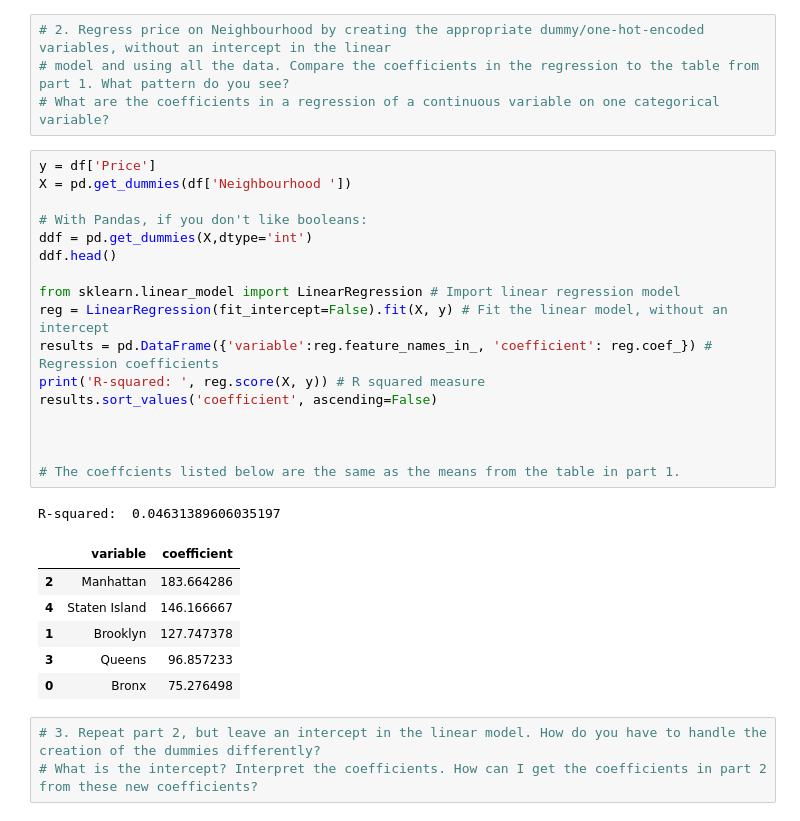
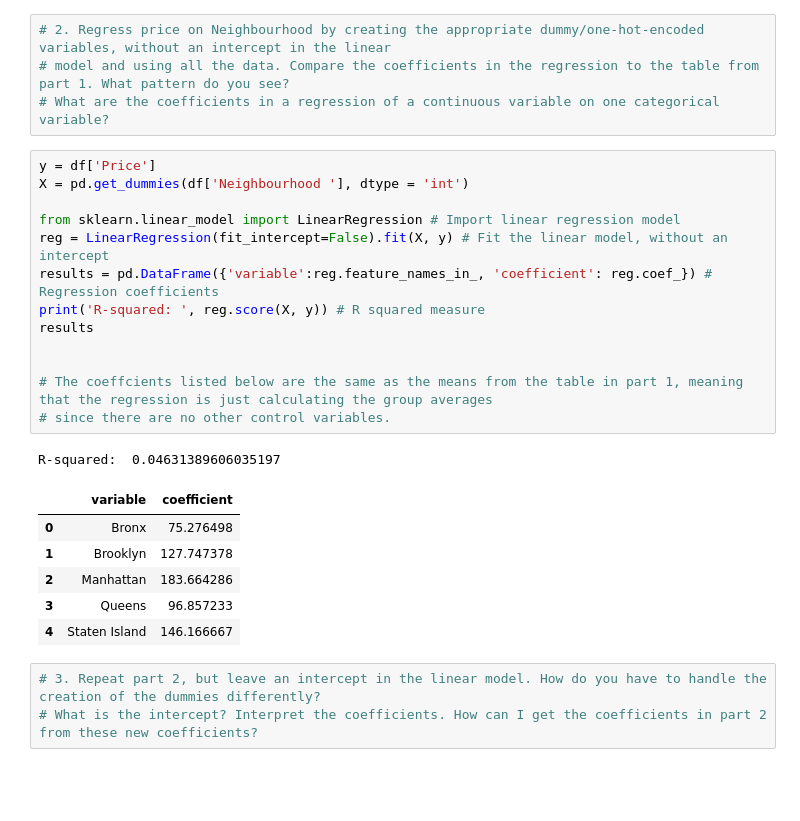
Before and after one commit to natalieassaad/linearRegression, a Jupyter notebook: assignment.ipynb, the cells around one changed output. Saved outputs shown, nothing was run; the diff lists cells and outputs as text; blank space fills up the shorter version.

```diff
--- a/assignment.ipynb
+++ b/assignment.ipynb
@@ -76,29 +76,25 @@ plt.show()
 # What are the coefficients in a regression of a continuous variable on one categorical variable?
 # %%
 y = df['Price']
-X = pd.get_dummies(df['Neighbourhood '])
-
-# With Pandas, if you don't like booleans:
-ddf = pd.get_dummies(X,dtype='int')
-ddf.head()
+X = pd.get_dummies(df['Neighbourhood '], dtype = 'int')
 
 from sklearn.linear_model import LinearRegression # Import linear regression model
 reg = LinearRegression(fit_intercept=False).fit(X, y) # Fit the linear model, without an intercept
 results = pd.DataFrame({'variable':reg.feature_names_in_, 'coefficient': reg.coef_}) # Regression coefficients
 print('R-squared: ', reg.score(X, y)) # R squared measure
-results.sort_values('coefficient', ascending=False)
+results
 
 
-
-# The coeffcients listed below are the same as the means from the table in part 1.
+# The coeffcients listed below are the same as the means from the table in part 1, meaning that the regression is just calculating the group averages
+# since there are no other control variables.
 # %% [output]
 R-squared:  0.04631389606035197
 |  | variable | coefficient |
+| 0 | Bronx | 75.276498 |
+| 1 | Brooklyn | 127.747378 |
 | 2 | Manhattan | 183.664286 |
+| 3 | Queens | 96.857233 |
 | 4 | Staten Island | 146.166667 |
-| 1 | Brooklyn | 127.747378 |
-| 3 | Queens | 96.857233 |
-| 0 | Bronx | 75.276498 |
 # %%
 # 3. Repeat part 2, but leave an intercept in the linear model. How do you have to handle the creation of the dummies differently?
 # What is the intercept? Interpret the coefficients. How can I get the coefficients in part 2 from these new coefficients?
```
Also changed, not shown: parts of 2 cells of this notebook.
